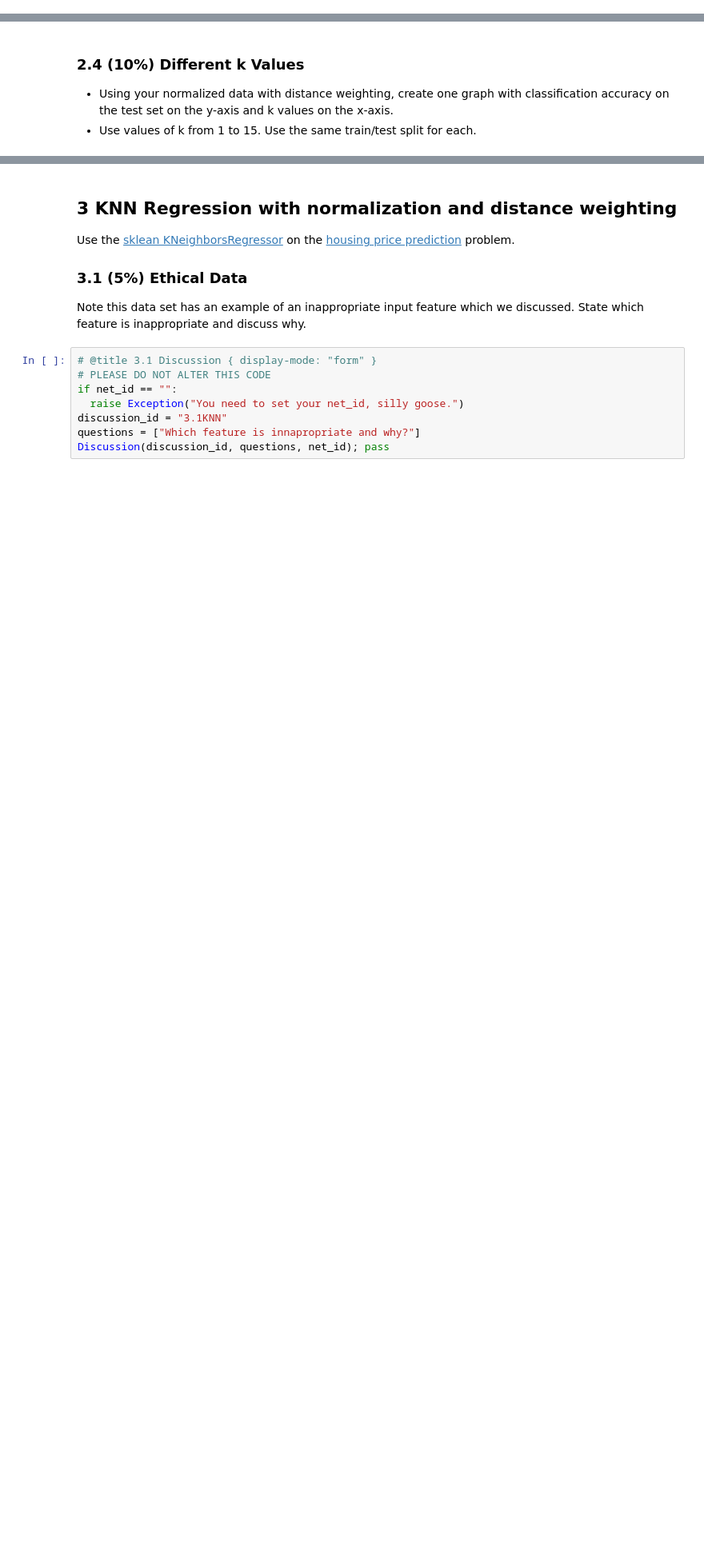
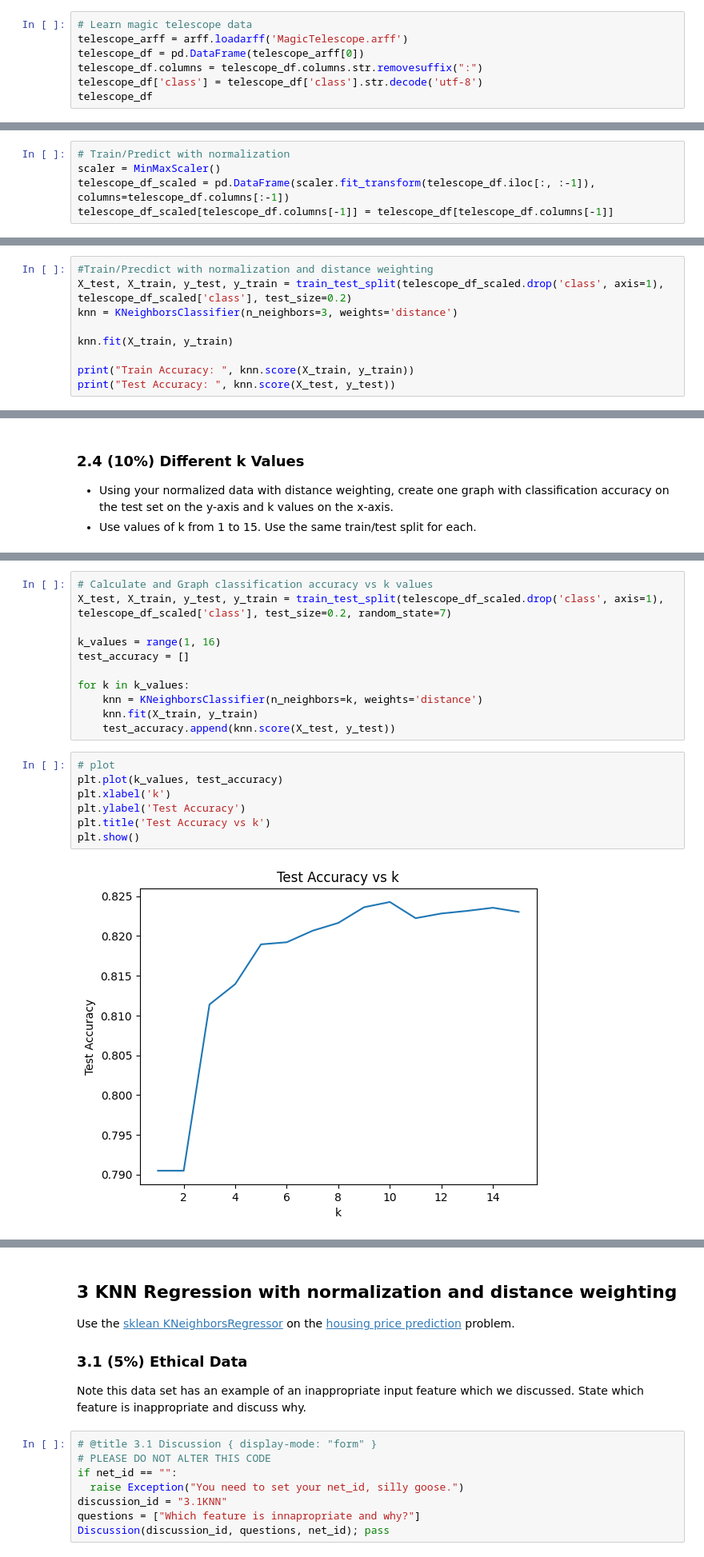
Before and after one commit to henderj/cs270-labs, a Jupyter notebook: knn/KNN Lab.ipynb, the cells around one changed output, grey strips where cells are left out. Shown: that part at 80% size. Saved outputs shown, nothing was run; the diff lists cells and outputs as text; blank space fills up the shorter version.

```diff
--- a/knn/KNN Lab.ipynb
+++ b/knn/KNN Lab.ipynb
@@ -147,0 +146,7 @@ Use the [magic telescope](https://axon.cs.byu.edu/data/uci_class/MagicTelescope.
+# %%
+# Learn magic telescope data
+telescope_arff = arff.loadarff('MagicTelescope.arff')
+telescope_df = pd.DataFrame(telescope_arff[0])
+telescope_df.columns = telescope_df.columns.str.removesuffix(":")
+telescope_df['class'] = telescope_df['class'].str.decode('utf-8')
+telescope_df
@@ -160,0 +195,5 @@ Discussion(discussion_id, questions, net_id); pass
+# %%
+# Train/Predict with normalization
+scaler = MinMaxScaler()
+telescope_df_scaled = pd.DataFrame(scaler.fit_transform(telescope_df.iloc[:, :-1]), columns=telescope_df.columns[:-1])
+telescope_df_scaled[telescope_df.columns[-1]] = telescope_df[telescope_df.columns[-1]]
@@ -173,0 +232,9 @@ Discussion(discussion_id, questions, net_id); pass
+# %%
+#Train/Precdict with normalization and distance weighting
+X_test, X_train, y_test, y_train = train_test_split(telescope_df_scaled.drop('class', axis=1), telescope_df_scaled['class'], test_size=0.2)
+knn = KNeighborsClassifier(n_neighbors=3, weights='distance')
+
+knn.fit(X_train, y_train)
+
+print("Train Accuracy: ", knn.score(X_train, y_train))
+print("Test Accuracy: ", knn.score(X_test, y_test))
@@ -188,3 +262,23 @@ Discussion(discussion_id, questions, net_id); pass
+# %%
+# Calculate and Graph classification accuracy vs k values
+X_test, X_train, y_test, y_train = train_test_split(telescope_df_scaled.drop('class', axis=1), telescope_df_scaled['class'], test_size=0.2, random_state=7)
+
+k_values = range(1, 16)
+test_accuracy = []
+
+for k in k_values:
+    knn = KNeighborsClassifier(n_neighbors=k, weights='distance')
+    knn.fit(X_train, y_train)
+    test_accuracy.append(knn.score(X_test, y_test))
+# %%
+# plot
+plt.plot(k_values, test_accuracy)
+plt.xlabel('k')
+plt.ylabel('Test Accuracy')
+plt.title('Test Accuracy vs k')
+plt.show()
+# %% [output]
+[figure, added]
 # %%
 # @title 2.4 Discussion { display-mode: "form" }
 # PLEASE DO NOT ALTER THIS CODE
```
Also changed, not shown: parts of 12 cells of this notebook.
